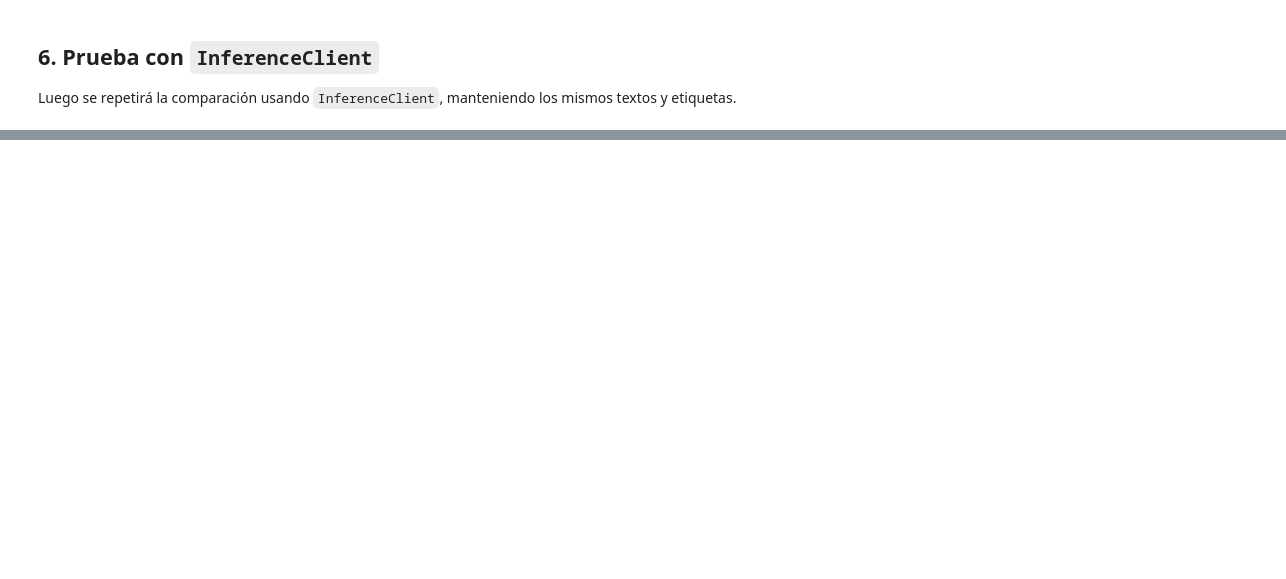
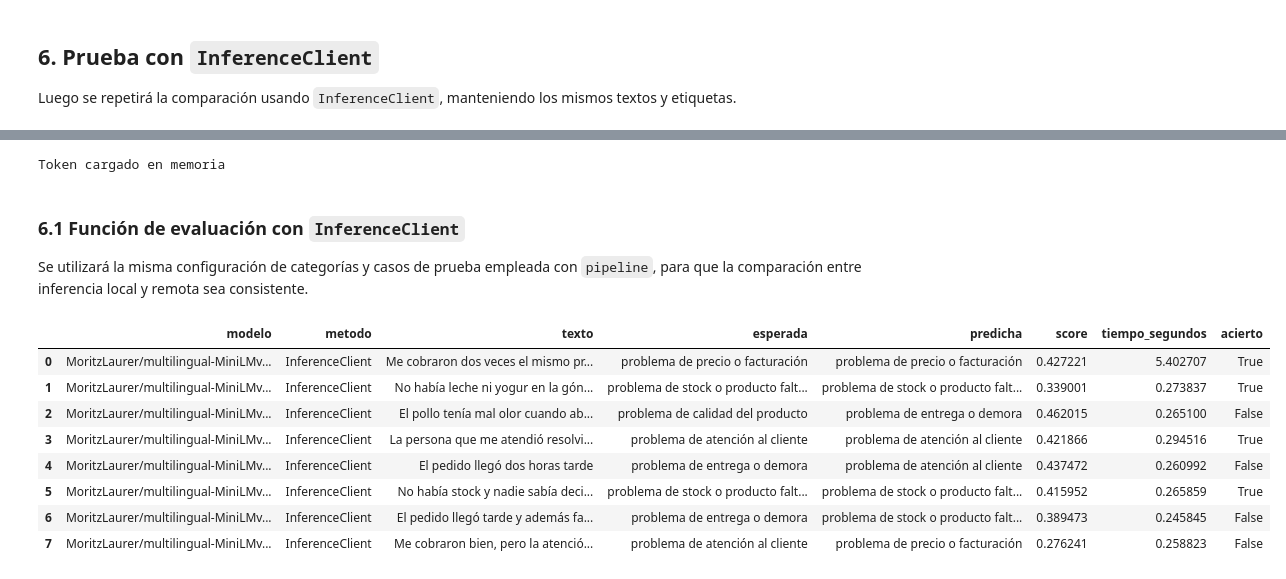
Before and after one commit to ferfava/Seminario_Actualizaci-n_2026, a Jupyter notebook: TP_Integrador/TP_Fava_Fernanda.ipynb, the cells around one changed output, grey strips where cells are left out. Saved outputs shown, nothing was run; the diff lists cells and outputs as text; code cells hidden in the pictures; blank space fills up the shorter version.

```diff
--- a/TP_Integrador/TP_Fava_Fernanda.ipynb
+++ b/TP_Integrador/TP_Fava_Fernanda.ipynb
@@ -90,0 +234,63 @@ La elección para la aplicación final se justificará con los resultados obteni
+# %%
+os.environ["HF_TOKEN"] = getpass("Token de Hugging Face: ").strip()
+print("Token cargado en memoria")
+# %% [output]
+Token cargado en memoria
+# %%
+client = InferenceClient(
+    provider="hf-inference",
+    api_key=os.environ["HF_TOKEN"]
+)
+# %% [markdown]
+### 6.1 Función de evaluación con `InferenceClient`
+
+Se utilizará la misma configuración de categorías y casos de prueba empleada con `pipeline`, para que la comparación entre inferencia local y remota sea consistente.
+# %%
+def evaluar_modelo_inference_client(nombre_modelo, casos, categorias):
+    resultados = []
+
+    for texto, categoria_esperada in casos:
+        inicio = time.perf_counter()
+
+        salida = client.zero_shot_classification(
+            texto,
+            candidate_labels=categorias,
+            model=nombre_modelo,
+            hypothesis_template="Este mensaje trata sobre {}."
+        )
+
+        duracion = time.perf_counter() - inicio
+
+        categoria_predicha = salida[0].label
+        score = salida[0].score
+
+        resultados.append({
+            "modelo": nombre_modelo,
+            "metodo": "InferenceClient",
+            "texto": texto,
+            "esperada": categoria_esperada,
+            "predicha": categoria_predicha,
+            "score": score,
+            "tiempo_segundos": duracion,
+            "acierto": categoria_predicha == categoria_esperada
+        })
+
+    return pd.DataFrame(resultados)
+# %%
+resultados_minilm_api = evaluar_modelo_inference_client(
+    MODELO_MINILM,
+    CASOS_PRUEBA,
+    CATEGORIAS
+)
+
+resultados_minilm_api
+# %% [output]
+|  | modelo | metodo | texto | esperada | predicha | score | tiempo_segundos | acierto |
+| 0 | MoritzLaurer/multilingual-MiniLMv... | InferenceClient | Me cobraron dos veces el mismo pr... | problema de precio o facturación | problema de precio o facturación | 0.427221 | 5.402707 | True |
+| 1 | MoritzLaurer/multilingual-MiniLMv... | InferenceClient | No había leche ni yogur en la gón... | problema de stock o producto falt... | problema de stock o producto falt... | 0.339001 | 0.273837 | True |
+| 2 | MoritzLaurer/multilingual-MiniLMv... | InferenceClient | El pollo tenía mal olor cuando ab... | problema de calidad del producto | problema de entrega o demora | 0.462015 | 0.265100 | False |
+| 3 | MoritzLaurer/multilingual-MiniLMv... | InferenceClient | La persona que me atendió resolvi... | problema de atención al cliente | problema de atención al cliente | 0.421866 | 0.294516 | True |
+| 4 | MoritzLaurer/multilingual-MiniLMv... | InferenceClient | El pedido llegó dos horas tarde | problema de entrega o demora | problema de atención al cliente | 0.437472 | 0.260992 | False |
+| 5 | MoritzLaurer/multilingual-MiniLMv... | InferenceClient | No había stock y nadie sabía deci... | problema de stock o producto falt... | problema de stock o producto falt... | 0.415952 | 0.265859 | True |
+| 6 | MoritzLaurer/multilingual-MiniLMv... | InferenceClient | El pedido llegó tarde y además fa... | problema de entrega o demora | problema de stock o producto falt... | 0.389473 | 0.245845 | False |
+| 7 | MoritzLaurer/multilingual-MiniLMv... | InferenceClient | Me cobraron bien, pero la atenció... | problema de atención al cliente | problema de precio o facturación | 0.276241 | 0.258823 | False |
```
Also changed, not shown: parts of 24 cells of this notebook.
